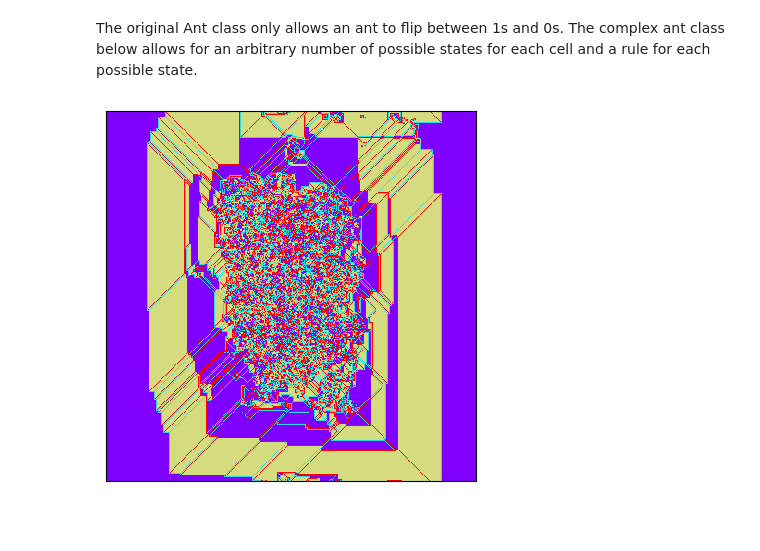
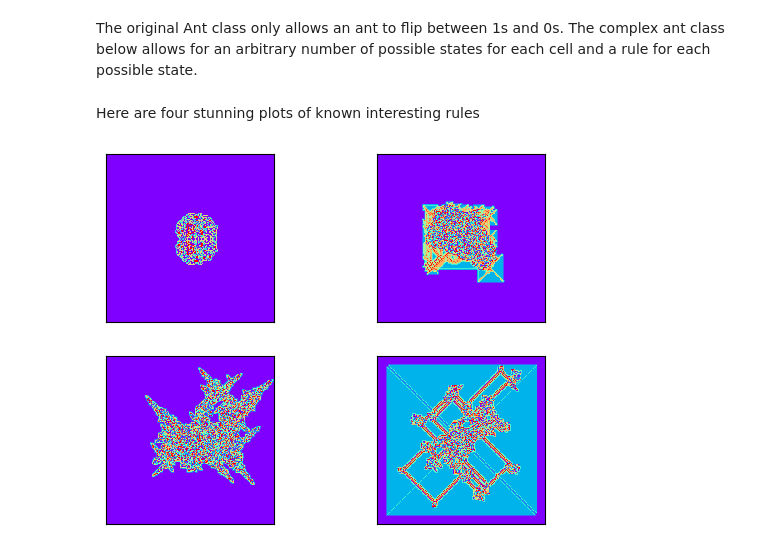
Before and after one commit to sammyfow/cap-comp215, a Jupyter notebook: project2.ipynb, the cells around one changed output. Drawn from its saved outputs; the diff is of its cells as text; code cells hidden in the pictures; blank space fills up the shorter version.

```diff
--- a/project2.ipynb
+++ b/project2.ipynb
@@ -136,21 +155,20 @@ class Complex_Ant:
   """
   an ant that allows for many states in each cell with a rule to turn right or
   left for each state.
-  To replicate the original ants rules, lefton would be [1] righton would be [0]
+  To replicate the original ant, rule would be RL
   """
-  def __init__(self, y, x, direction, lefton:list, righton:list, grid):
+  def __init__(self, y, x, direction, rule:str, grid):
     self.direction = direction  #up=0, down=2, right=1, left=3
-    self.lefton = lefton
-    self.righton = righton
-    self.shades = len(lefton) + len(righton)
+    self.rule = rule
+    self.shades = len(self.rule)
     self.grid = grid
     self.x = x % self.grid.size
     self.y = y % self.grid.size
 
   def turn(self):
-    if self.grid.state[self.y, self.x] in self.righton:
+    if self.rule[self.grid.state[self.y, self.x]] == 'R':
       self.direction = (self.direction + 1) % 4
-    elif self.grid.state[self.y, self.x] in self.lefton:
+    elif self.rule[self.grid.state[self.y, self.x]] == 'L':
       self.direction = (self.direction - 1) % 4
 
   def move_forward(self):
@@ -167,12 +185,21 @@ class Complex_Ant:
     self.turn()
     self.grid.state[self.y, self.x] = (self.grid.state[self.y, self.x] + 1) % self.shades
     self.move_forward()
-# %%
-foobar = Grid(400)
-test5 = Complex_Ant(150, 200, 2, [1,2], [0,3], foobar)
-test6 = Complex_Ant(250, 200, 0, [1,2], [0,3], foobar)
-lang1 = Langton([test5, test6])
-lang1.nth_step(1000000)
-lang1.draw()
-# %% [output]
-[figure, removed]
+# %% [markdown]
+Here are four stunning plots of known interesting rules
+# %%
+ant1 = Langton([Complex_Ant(100, 100, 0, 'RRLL', Grid(200))])
+ant1.nth_step(200000)
+ant2 = Langton([Complex_Ant(100, 100, 0, 'RLRRLLLLL', Grid(200))])
+ant2.nth_step(200000)
+ant3 = Langton([Complex_Ant(100, 100, 0, 'RRLLLRLRL', Grid(200))])
+ant3.nth_step(200000)
+ant4 = Langton([Complex_Ant(100, 100, 0, 'LRRRRRLLR', Grid(200))])
+ant4.nth_step(200000)
+fig, ((ax1, ax2), (ax3, ax4)) = plt.subplots(2, 2)
+ant1.draw(axes=ax1)
+ant2.draw(axes=ax2)
+ant3.draw(axes=ax3)
+ant4.draw(axes=ax4)
+# %% [output]
+[figure, added]
```
Also changed, not shown: parts of 9 cells of this notebook.
